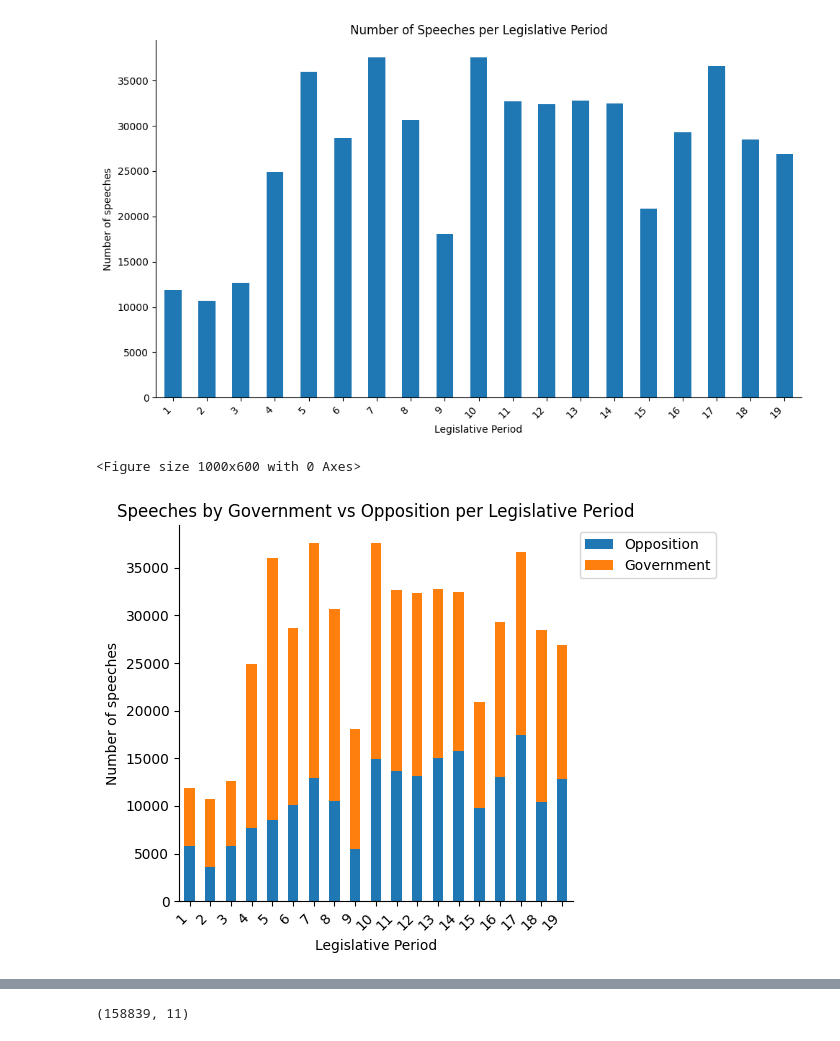
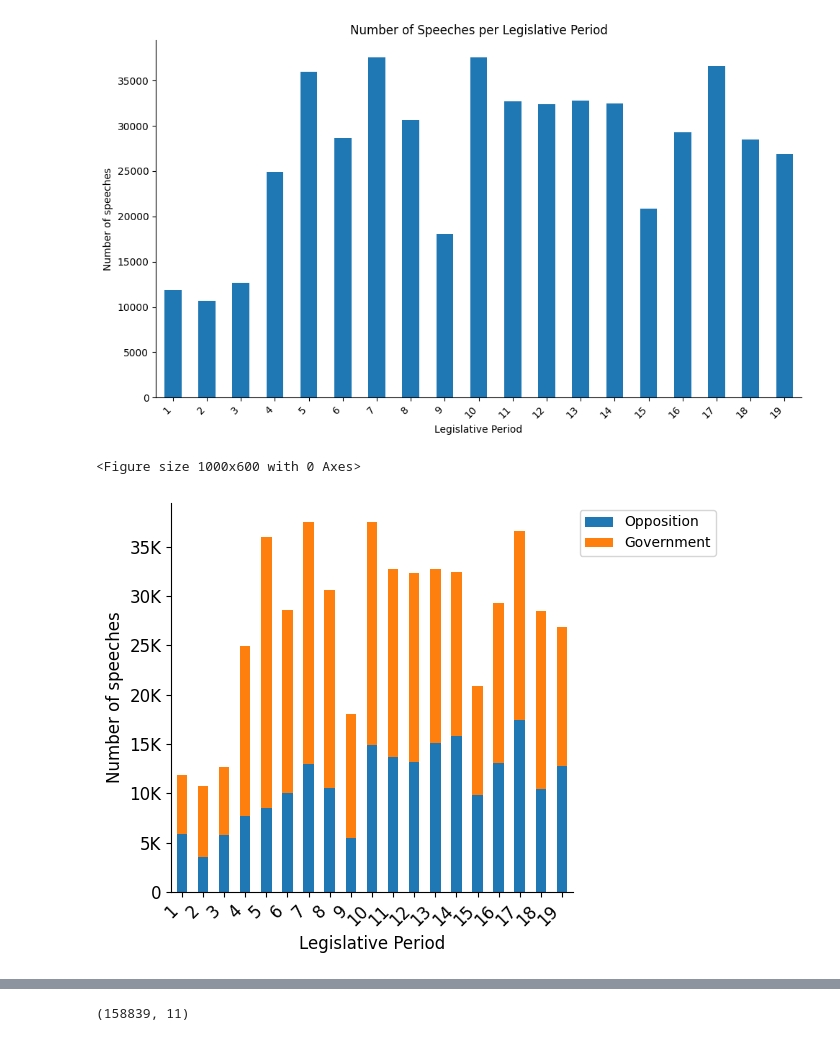
Before and after one commit to helgorithms/capstone_project, a Jupyter notebook: EDA_ChatBundestag.ipynb, the cells around one changed output, grey strips where cells are left out. Saved outputs shown, nothing was run; the diff lists cells and outputs as text; code cells hidden in the pictures.

```diff
--- a/EDA_ChatBundestag.ipynb
+++ b/EDA_ChatBundestag.ipynb
@@ -515,35 +520,39 @@ plt.show()
 # %%
 # plot government vs opposition contributions
 stacked_counts = (
     df_debates
     .groupby(['period', 'governing_Party'])['doc_id']
     .count()
     .unstack(fill_value=0)
     .sort_index()
 )
 stacked_counts = stacked_counts.rename(
     columns={0: 'Opposition', 1: 'Government'}
 )
 
 plt.figure(figsize=(10,6))
 ax = stacked_counts.plot(kind='bar', stacked=True)
 
+# K-format for y-axis (350000 → 350K)
+ax.yaxis.set_major_formatter(mticker.FuncFormatter(lambda x, _: f'{int(x/1000)}K' if x >= 1000 else str(int(x))))
+
 ax.spines['top'].set_visible(False)
 ax.spines['right'].set_visible(False)
-plt.ylabel('Number of speeches')
-plt.xlabel('Legislative Period')
-plt.title('Speeches by Government vs Opposition per Legislative Period')
-plt.xticks(rotation=45, ha='right')
+plt.ylabel('Number of speeches', fontsize=12)
+plt.xlabel('Legislative Period', fontsize=12)
+#plt.title('Speeches by Government vs Opposition per Legislative Period')
+plt.xticks(rotation=45, ha='right', fontsize=12)
+plt.yticks(fontsize=12)
 
 # move legend outside to the upper right
 ax.legend(loc='upper left', bbox_to_anchor=(1, 1))
 
 plt.tight_layout()
 plt.savefig('images/speeches_over_lps.png', bbox_inches='tight')  # bbox_inches='tight' ensures legend isn't clipped
 plt.show()
 # %% [output]
 <Figure size 1000x600 with 0 Axes>
-[figure, old version]
+[figure, new version]
 # %%
 # parties per period
 df_debates.groupby('period')['Party'].nunique()
```
Also changed, not shown: parts of 4 cells of this notebook, 5 other files.
